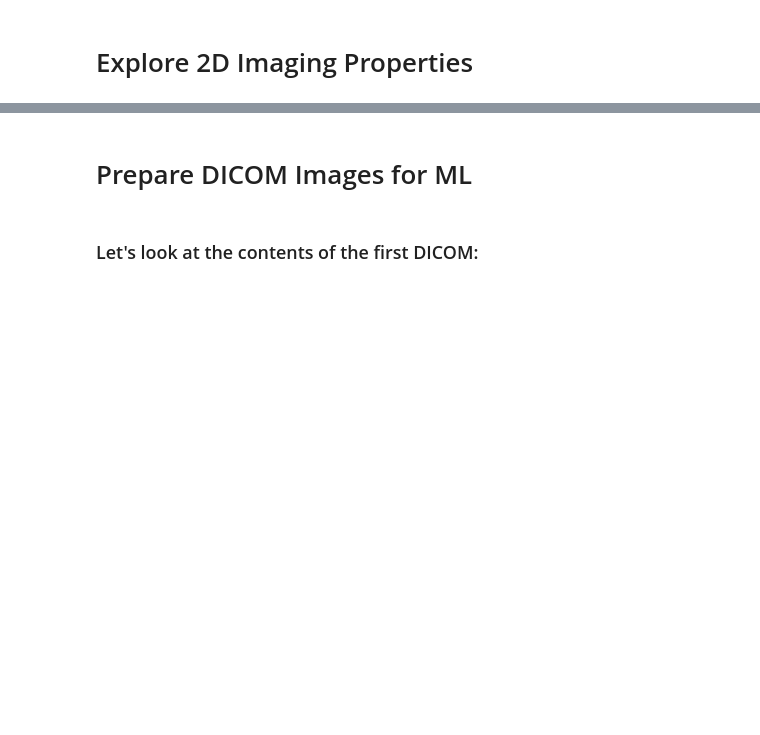
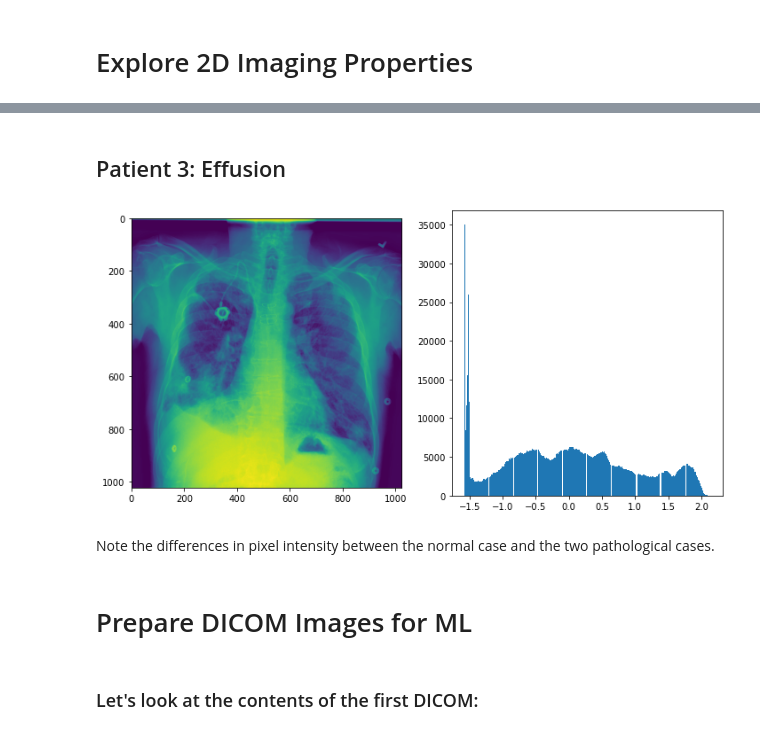
Before and after one commit to paul-reiners/pneumonia-detection-chest-x-rays, a Jupyter notebook: EDA.ipynb, the cells around one changed output, grey strips where cells are left out. Drawn from its saved outputs; the diff is of its cells as text; code cells hidden in the pictures; blank space fills up the shorter version.

```diff
--- a/EDA.ipynb
+++ b/EDA.ipynb
@@ -116,3 +99,12 @@ all_xray_df[all_xray_df['Finding Labels'] == 'Pneumonia'].iloc[0]['Image Index']
+# %% [markdown]
+## Patient 3: Effusion
+# %%
+pixels3 = dcm3.pixel_array
+show_images(pixels3)
+# %% [output]
+[figure, added]
+# %% [markdown]
+Note the differences in pixel intensity between the normal case and the two pathological cases.
 # %% [markdown]
 # Prepare DICOM Images for ML
 # %%
```
Also changed, not shown: parts of 29 cells of this notebook.
